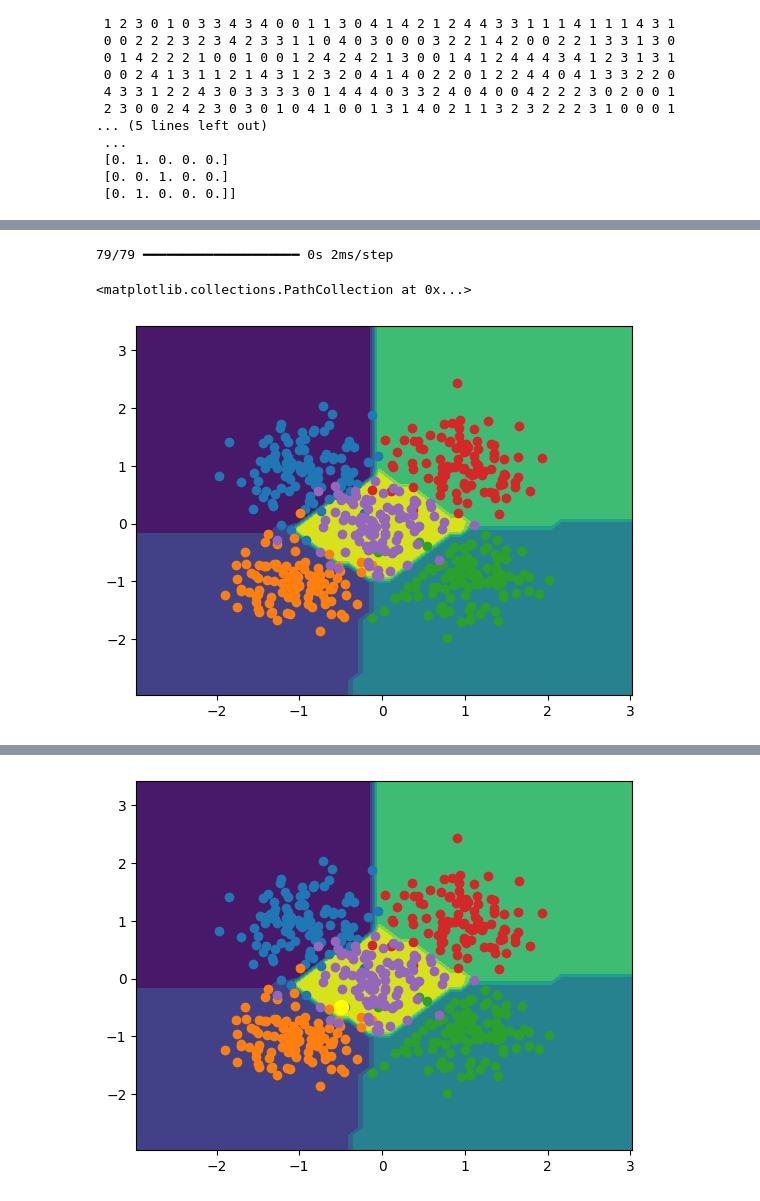
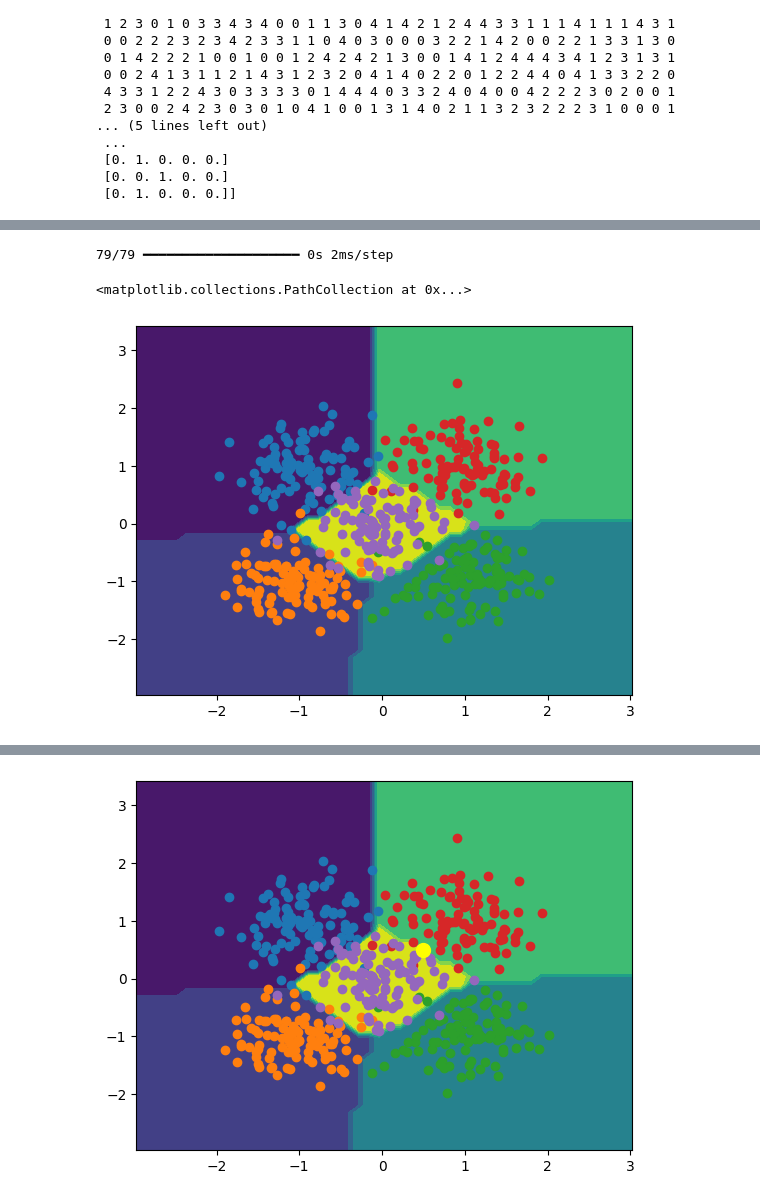
Before and after one commit to FadhilAhmed10/self-driving-car, a Jupyter notebook: DNN/multiclass_dataset_model.ipynb, the cells around one changed output, grey strips where cells are left out. Saved outputs shown, nothing was run; the diff lists cells and outputs as text; code cells hidden in the pictures.

Commit message:
Completed Multiclass Dataset Modelling Section Code

```diff
--- a/DNN/multiclass_dataset_model.ipynb
+++ b/DNN/multiclass_dataset_model.ipynb
@@ -70,7 +70,7 @@ Epoch 100/100
 # %%
-def plot_multiclass_decision_boundary(X, y, model):
-    x_span = np.linspace(min(X[:,0]) - 1, max(X[:,0]) + 1)
-    y_span = np.linspace(min(X[:,1]) - 1, max(X[:,1]) + 1)
+def plot_multiclass_decision_boundary(X, y_cat, model):
+    x_span = np.linspace(min(X[:,0]) - 1, max(X[:,0]) + 1, 50)
+    y_span = np.linspace(min(X[:,1]) - 1, max(X[:,1]) + 1, 50)
     xx, yy = np.meshgrid(x_span, y_span)
     grid = np.c_[xx.ravel(), yy.ravel()]
     # pred_func = model.predict_classes(grid)
@@ -87,7 +87,7 @@ plt.scatter(X[y==4, 0], X[y==4, 1])
 # %% [output]
 79/79 ━━━━━━━━━━━━━━━━━━━━ 0s 2ms/step
 <matplotlib.collections.PathCollection at 0x...>
-[figure, old version]
+[figure, new version]
 # %%
 
 
@@ -98,8 +98,8 @@ plt.scatter(X[y==2, 0], X[y==2, 1])
 plt.scatter(X[y==3, 0], X[y==3, 1])
 plt.scatter(X[y==4, 0], X[y==4, 1])
 
-x = -0.5
-y = -0.5
+x = 0.5
+y = 0.5
 
 point = np.array([[x, y]])
 prediction = np.argmax(model.predict(point), axis=1)
@@ -112 +112 @@ Prediction is:  [4]
-[figure, old version]
+[figure, new version]
```
Also changed, not shown: parts of 2 cells of this notebook.
